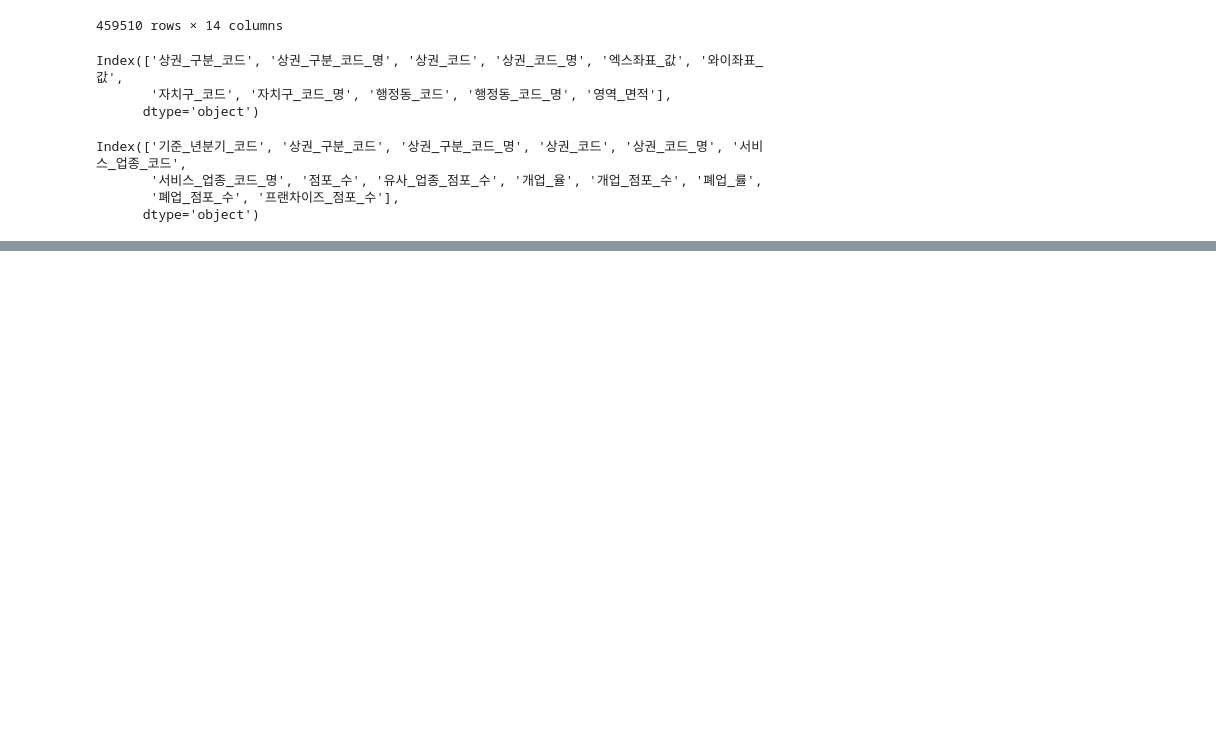
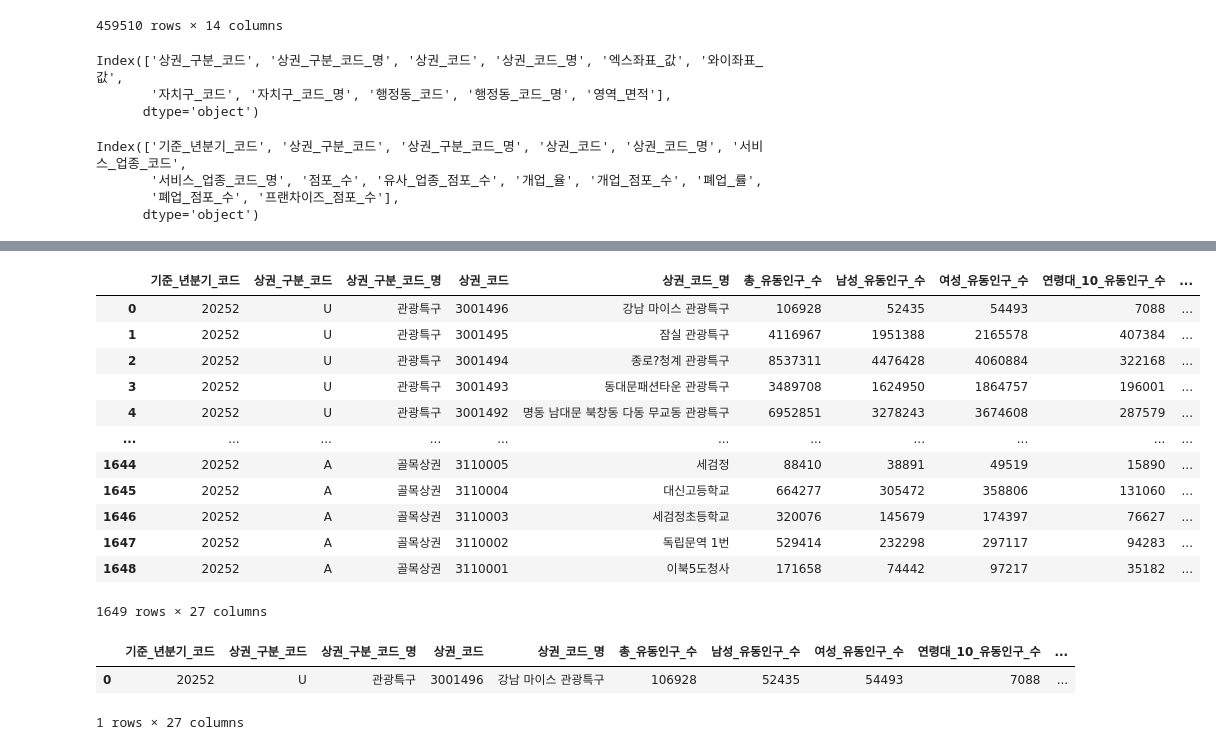
Before and after one commit to kmjun3203/trade_area_analysis, a Jupyter notebook: data/Untitled.ipynb, the cells around one changed output, grey strips where cells are left out. Cells and saved outputs as stored; diff of their text form; code cells hidden in the pictures; blank space fills up the shorter version.

```diff
--- a/data/Untitled.ipynb
+++ b/data/Untitled.ipynb
@@ -50,0 +89,23 @@ Index(['기준_년분기_코드', '상권_구분_코드', '상권_구분_코드_
+# %%
+df_max = df_road_population[df_road_population['기준_년분기_코드'] == df_road_population['기준_년분기_코드'].max()]
+df_max
+# %% [output]
+|  | 기준_년분기_코드 | 상권_구분_코드 | 상권_구분_코드_명 | 상권_코드 | 상권_코드_명 | 총_유동인구_수 | 남성_유동인구_수 | 여성_유동인구_수 | 연령대_10_유동인구_수 | ... |
+| 0 | 20252 | U | 관광특구 | 3001496 | 강남 마이스 관광특구 | 106928 | 52435 | 54493 | 7088 | ... |
+| 1 | 20252 | U | 관광특구 | 3001495 | 잠실 관광특구 | 4116967 | 1951388 | 2165578 | 407384 | ... |
+| 2 | 20252 | U | 관광특구 | 3001494 | 종로?청계 관광특구 | 8537311 | 4476428 | 4060884 | 322168 | ... |
+| 3 | 20252 | U | 관광특구 | 3001493 | 동대문패션타운 관광특구 | 3489708 | 1624950 | 1864757 | 196001 | ... |
+| 4 | 20252 | U | 관광특구 | 3001492 | 명동 남대문 북창동 다동 무교동 관광특구 | 6952851 | 3278243 | 3674608 | 287579 | ... |
+| ... | ... | ... | ... | ... | ... | ... | ... | ... | ... | ... |
+| 1644 | 20252 | A | 골목상권 | 3110005 | 세검정 | 88410 | 38891 | 49519 | 15890 | ... |
+| 1645 | 20252 | A | 골목상권 | 3110004 | 대신고등학교 | 664277 | 305472 | 358806 | 131060 | ... |
+| 1646 | 20252 | A | 골목상권 | 3110003 | 세검정초등학교 | 320076 | 145679 | 174397 | 76627 | ... |
+| 1647 | 20252 | A | 골목상권 | 3110002 | 독립문역 1번 | 529414 | 232298 | 297117 | 94283 | ... |
+| 1648 | 20252 | A | 골목상권 | 3110001 | 이북5도청사 | 171658 | 74442 | 97217 | 35182 | ... |
+1649 rows × 27 columns
+# %%
+df_max.loc[df_max['상권_코드_명'] == '강남 마이스 관광특구']
+# %% [output]
+|  | 기준_년분기_코드 | 상권_구분_코드 | 상권_구분_코드_명 | 상권_코드 | 상권_코드_명 | 총_유동인구_수 | 남성_유동인구_수 | 여성_유동인구_수 | 연령대_10_유동인구_수 | ... |
+| 0 | 20252 | U | 관광특구 | 3001496 | 강남 마이스 관광특구 | 106928 | 52435 | 54493 | 7088 | ... |
+1 rows × 27 columns
```
Also changed, not shown: parts of 10 cells of this notebook, 1 other file.
